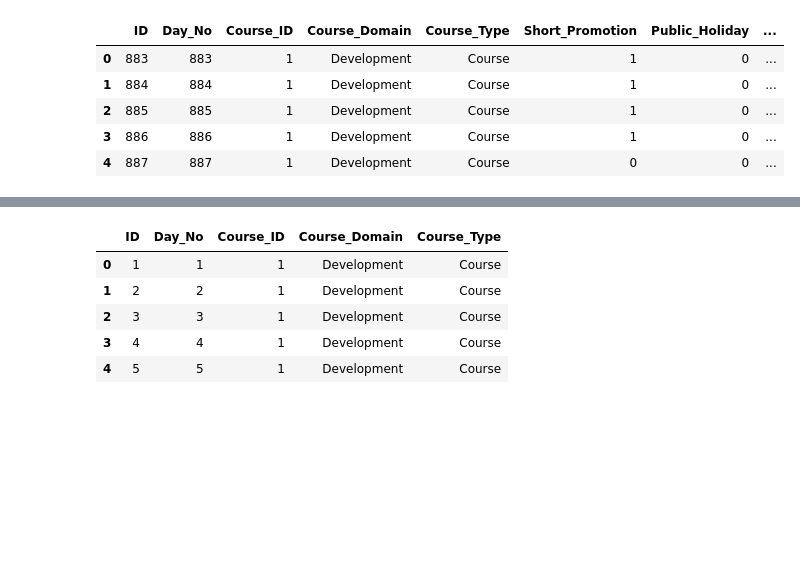
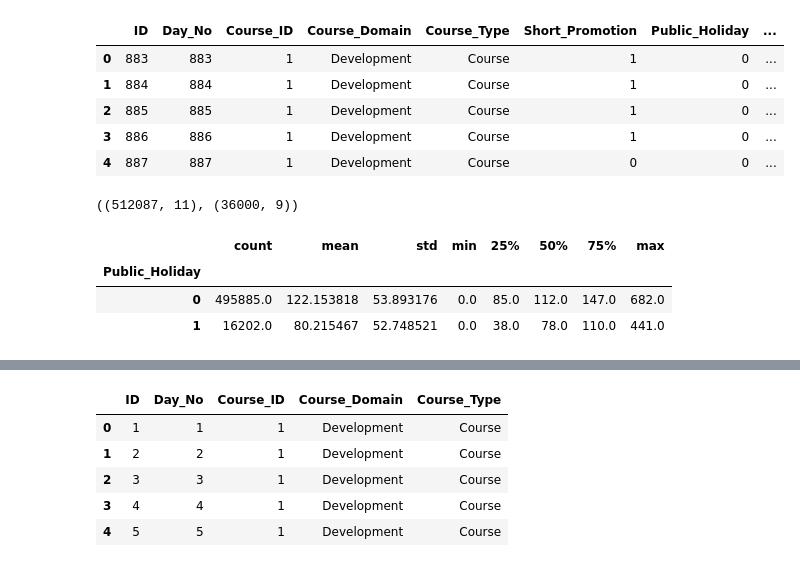
Before and after one commit to ashishrai512/BAIN-, a Jupyter notebook: bain.ipynb, the cells around one changed output, grey strips where cells are left out. Drawn from its saved outputs; the diff is of its cells as text; code cells hidden in the pictures; blank space fills up the shorter version.

```diff
--- a/bain.ipynb
+++ b/bain.ipynb
@@ -84,9 +82,10 @@ test.head()
 | 2 | 885 | 885 | 1 | Development | Course | 1 | 0 | ... |
 | 3 | 886 | 886 | 1 | Development | Course | 1 | 0 | ... |
 | 4 | 887 | 887 | 1 | Development | Course | 0 | 0 | ... |
+# %%
+train.shape,test.shape
+# %% [output]
+((512087, 11), (36000, 9))
 # %%
-train['Competition_Metric'].fillna(train.Competition_Metric.mean(),inplace=True)
-train['Competition_Metric'] = np.exp(train['Competition_Metric'])
-
-test['Competition_Metric'].fillna(test.Competition_Metric.mean(),inplace=True)
-test['Competition_Metric'] = np.exp(test['Competition_Metric'])
+train['Competition_Metric'].fillna(train['Competition_Metric'].mean(),inplace=True)
+test['Competition_Metric'].fillna(test['Competition_Metric'].mean(),inplace=True)
@@ -92,0 +212,7 @@ test['Competition_Metric'] = np.exp(test['Competition_Metric'])
+# %%
+train.groupby(['Public_Holiday'])['Sales'].describe()
+# %% [output]
+|  | count | mean | std | min | 25% | 50% | 75% | max |
+| Public_Holiday |  |  |  |  |  |  |  |  |
+| 0 | 495885.0 | 122.153818 | 53.893176 | 0.0 | 85.0 | 112.0 | 147.0 | 682.0 |
+| 1 | 16202.0 | 80.215467 | 52.748521 | 0.0 | 38.0 | 78.0 | 110.0 | 441.0 |
```
Also changed, not shown: parts of 32 cells of this notebook.
